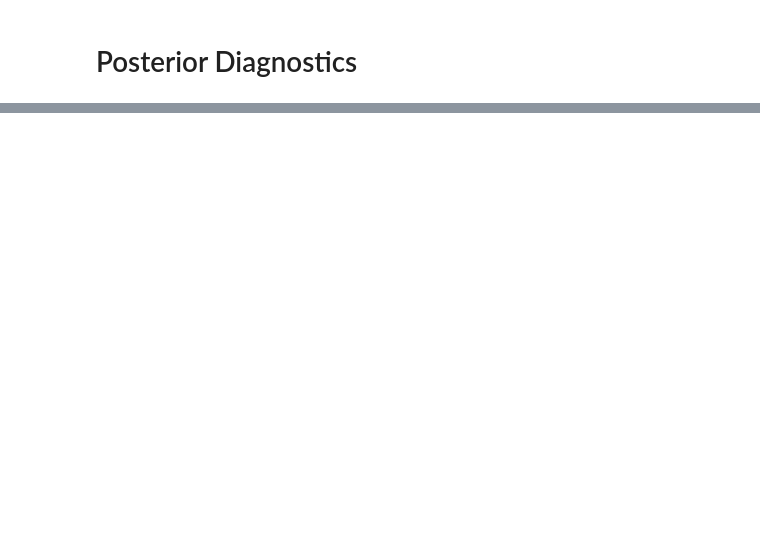
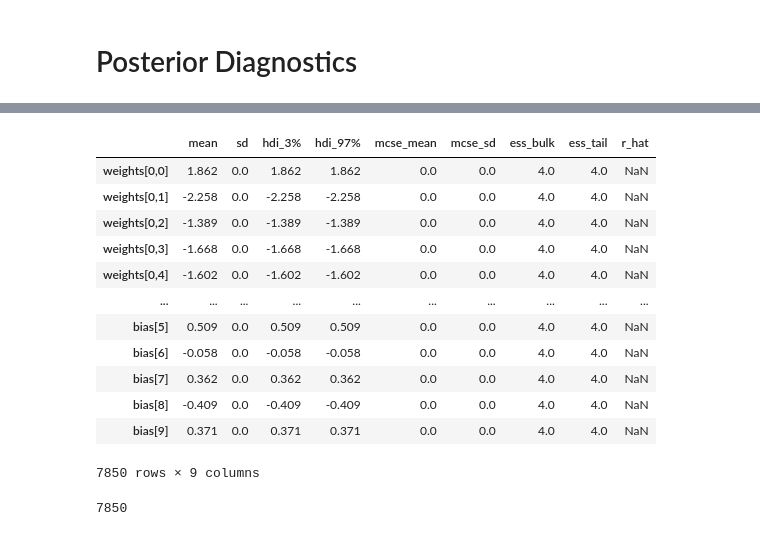
Before and after one commit to sherna90/mxprob, a Jupyter notebook: benchmarks/1.-mnist-softmax.ipynb, the cells around one changed output, grey strips where cells are left out. Cells and saved outputs as stored; diff of their text form; code cells hidden in the pictures; blank space fills up the shorter version.

```diff
--- a/benchmarks/1.-mnist-softmax.ipynb
+++ b/benchmarks/1.-mnist-softmax.ipynb
@@ -192,0 +235,3 @@ Data variables:
+# %%
+az.summary(dataset)
+# %% [output]
@@ -192,0 +239,17 @@ Data variables:
+|  | mean | sd | hdi_3% | hdi_97% | mcse_mean | mcse_sd | ess_bulk | ess_tail | r_hat |
+| weights[0,0] | 1.862 | 0.0 | 1.862 | 1.862 | 0.0 | 0.0 | 4.0 | 4.0 | NaN |
+| weights[0,1] | -2.258 | 0.0 | -2.258 | -2.258 | 0.0 | 0.0 | 4.0 | 4.0 | NaN |
+| weights[0,2] | -1.389 | 0.0 | -1.389 | -1.389 | 0.0 | 0.0 | 4.0 | 4.0 | NaN |
+| weights[0,3] | -1.668 | 0.0 | -1.668 | -1.668 | 0.0 | 0.0 | 4.0 | 4.0 | NaN |
+| weights[0,4] | -1.602 | 0.0 | -1.602 | -1.602 | 0.0 | 0.0 | 4.0 | 4.0 | NaN |
+| ... | ... | ... | ... | ... | ... | ... | ... | ... | ... |
+| bias[5] | 0.509 | 0.0 | 0.509 | 0.509 | 0.0 | 0.0 | 4.0 | 4.0 | NaN |
+| bias[6] | -0.058 | 0.0 | -0.058 | -0.058 | 0.0 | 0.0 | 4.0 | 4.0 | NaN |
+| bias[7] | 0.362 | 0.0 | 0.362 | 0.362 | 0.0 | 0.0 | 4.0 | 4.0 | NaN |
+| bias[8] | -0.409 | 0.0 | -0.409 | -0.409 | 0.0 | 0.0 | 4.0 | 4.0 | NaN |
+| bias[9] | 0.371 | 0.0 | 0.371 | 0.371 | 0.0 | 0.0 | 4.0 | 4.0 | NaN |
+7850 rows × 9 columns
+# %%
+784*10+10
+# %% [output]
+7850
```
Also changed, not shown: parts of 17 cells of this notebook, 4 other files.
